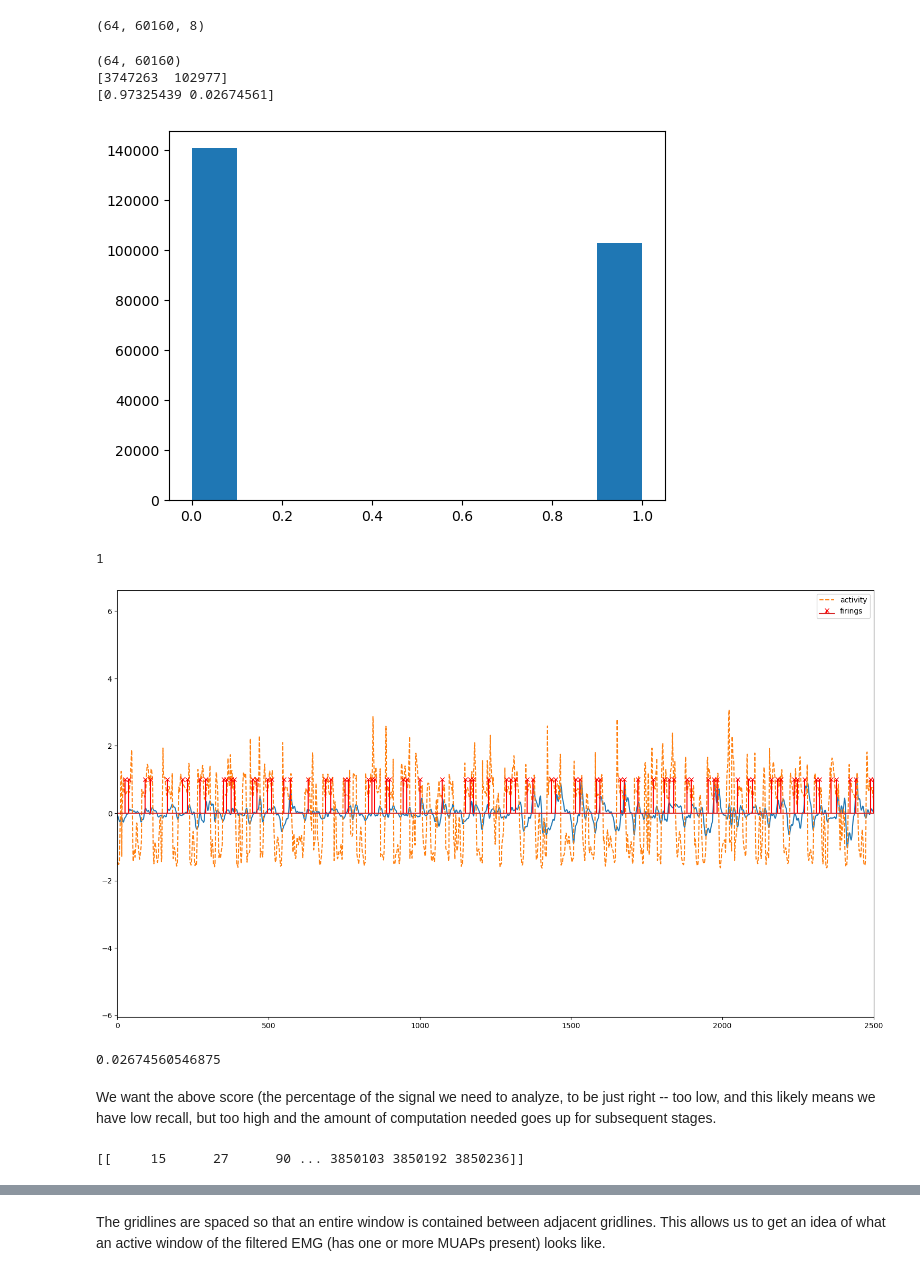
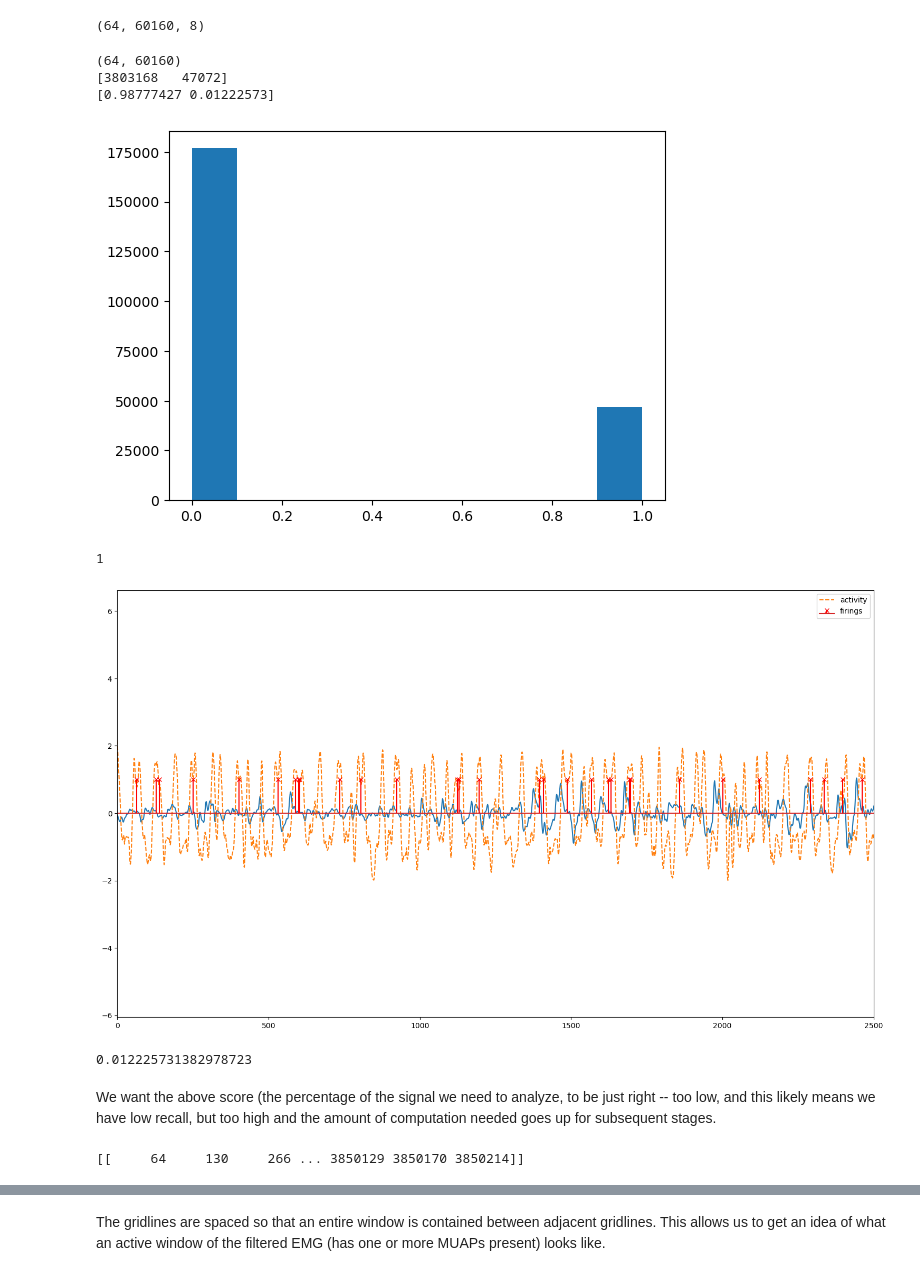
Before and after one commit to Electrum9/mlsp-project, a Jupyter notebook: Dictionary.ipynb, the cells around one changed output, grey strips where cells are left out. Saved outputs shown, nothing was run; the diff lists cells and outputs as text; code cells hidden in the pictures.

```diff
--- a/Dictionary.ipynb
+++ b/Dictionary.ipynb
@@ -176,7 +176,7 @@ print(wavelet_convolved.shape) # shape is electrode number, time, wavelet width
 # %% [output]
 (64, 60160, 8)
 # %%
-from scipy.signal import find_peaks
+from scipy.signal import find_peaks, savgol_filter
 from sklearn.cluster import KMeans
 
 a = 1 # sparsity weight
@@ -194,42 +194,42 @@ p = 1
 #activity = k*(lambda1 + lambda2)**p
 #activity = lambda1 + lambda2 + lambda1*lambda2
 #activity = lambda1*lambda2 - k*(lambda1 + lambda2)**p
-activity = lambda1 * lambda2
+activity = savgol_filter(-lambda1 * lambda2, 20, 2)
 #activity = np.exp(activity)
 #activity = lambda1*lambda2/(lambda1+lambda2)
 activity.shape
 
 #plt.figure()
 #plt.plot(activity[electrode,start:stop])
 
 # NOTE: Activity must be positive everywhere (or at least at firing locations) for this to work!
 s = activity[:, start:stop].shape
 a_flat = activity.reshape(1,-1).T.squeeze()
-p, _ = find_peaks(-a_flat, distance=10)
+p, _ = find_peaks(-a_flat)
 
 assignments = KMeans(n_clusters=2, n_init="auto").fit_predict(np.expand_dims(a_flat[p], axis=-1))
 #assignments = KMeans(n_clusters=2, n_init="auto").fit_predict(wavelet_convolved[0,100:-100,:])
 
 plt.figure()
 plt.hist(assignments)
 
 z = np.zeros_like(a_flat)
 z[p] = assignments
 assignments = z.reshape(s)
 print(assignments.shape)
 
 #assignments = assignments[electrode,:] # focus on particular electrode
 
 unique, counts = np.unique(assignments, return_counts=True)
 
 print(counts)
 
 print(counts / counts.sum())
 # %% [output]
 (64, 60160)
-[3747263  102977]
-[0.97325439 0.02674561]
+[3803168   47072]
+[0.98777427 0.01222573]
-[figure, old version]
+[figure, new version]
 # %%
 #%matplotlib widget
 activity_cluster_id = np.argmin(counts)
@@ -258,11 +258,11 @@ plt.legend()
 plt.show()
 # %% [output]
 1
-[figure, old version]
+[figure, new version]
 # %%
 (assignments[:, start:stop] == activity_cluster_id).sum() / (assignments[:, start:stop]).size
 # %% [output]
-0.02674560546875
+0.012225731382978723
 # %% [markdown]
 We want the above score (the percentage of the signal we need to analyze, to be just right -- too low, and this likely means we have low recall, but too high and the amount of computation needed goes up for subsequent stages.
 # %%
@@ -284,7 +284,7 @@ idxs = idxs.T
 #mask = idxs[:,-1] < filtered_emg.shape[0]
 #idxs = idxs[mask,:]
 # %% [output]
-[[     15      27      90 ... 3850103 3850192 3850236]]
+[[     64     130     266 ... 3850129 3850170 3850214]]
 # %%
 windows = filtered_emg[idxs]
 # %%
```
Also changed, not shown: parts of 16 cells of this notebook.
